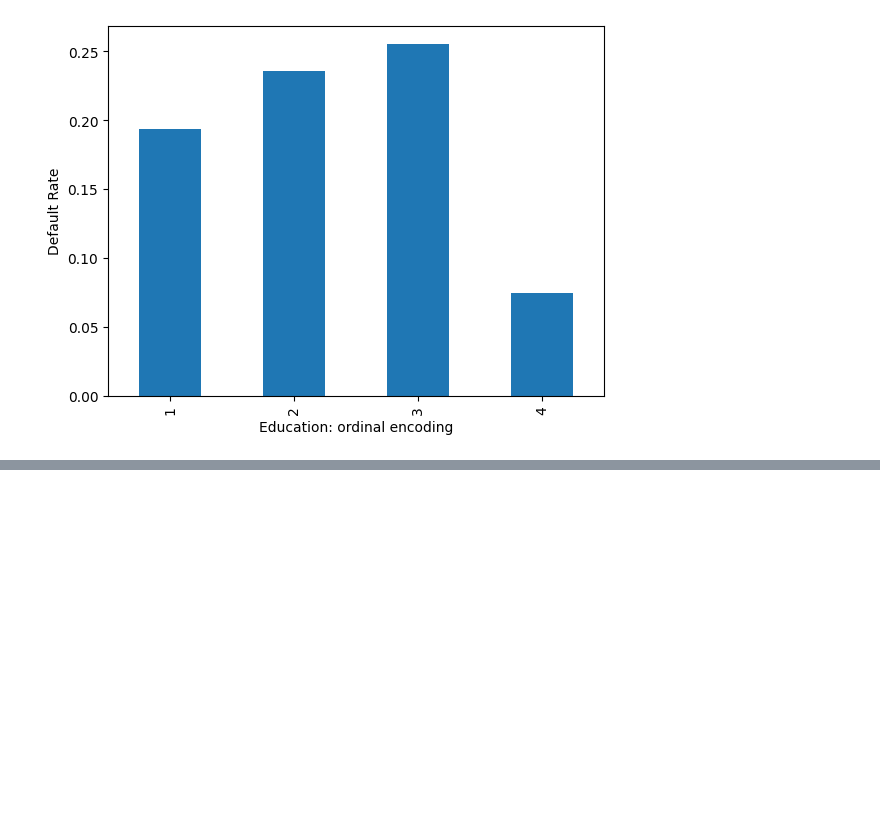
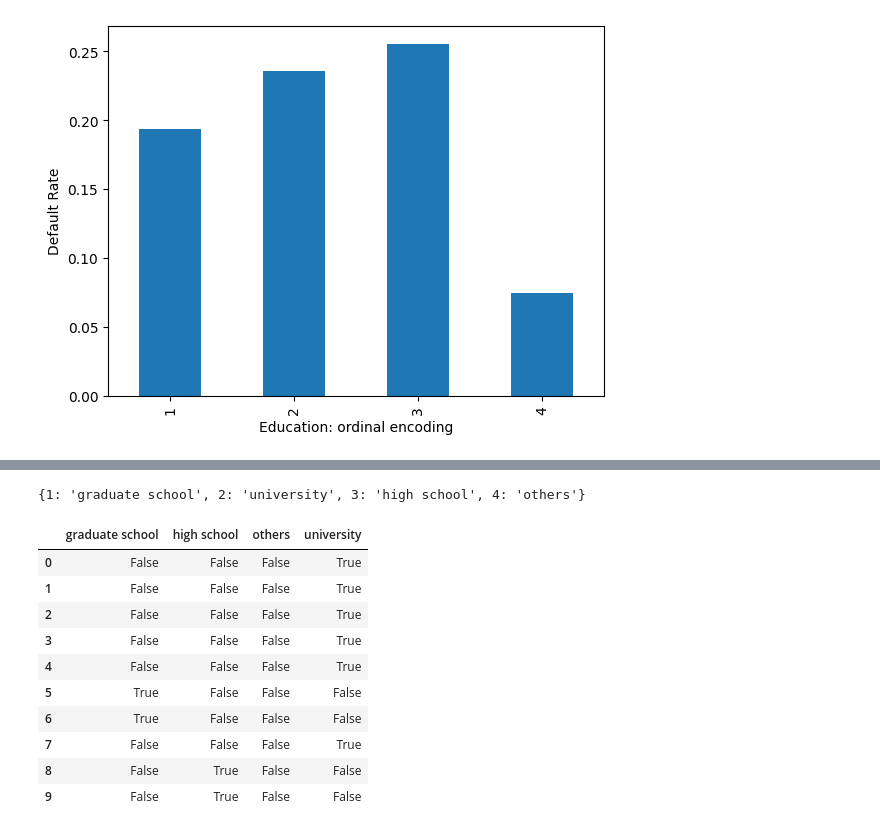
Before and after one commit to AndreButtros/Python_Training, a Jupyter notebook: DU_Starter.ipynb, the cells around one changed output, grey strips where cells are left out. Saved outputs shown, nothing was run; the diff lists cells and outputs as text; code cells hidden in the pictures; blank space fills up the shorter version.

```diff
--- a/DU_Starter.ipynb
+++ b/DU_Starter.ipynb
@@ -329,0 +347,10 @@ plt.xlabel('Education: ordinal encoding');
+# %%
+cat_mapping = {
+    1: "graduate school",
+    2: "university",
+    3: "high school",
+    4: "others"
+}
+cat_mapping
+# %% [output]
+{1: 'graduate school', 2: 'university', 3: 'high school', 4: 'others'}
@@ -329,0 +359,15 @@ plt.xlabel('Education: ordinal encoding');
+# %%
+edu_ohe = pd.get_dummies(df_clean_2['EDUCATION_CAT'])
+edu_ohe.head(10)
+# %% [output]
+|  | graduate school | high school | others | university |
+| 0 | False | False | False | True |
+| 1 | False | False | False | True |
+| 2 | False | False | False | True |
+| 3 | False | False | False | True |
+| 4 | False | False | False | True |
+| 5 | True | False | False | False |
+| 6 | True | False | False | False |
+| 7 | False | False | False | True |
+| 8 | False | True | False | False |
+| 9 | False | True | False | False |
```
Also changed, not shown: parts of 3 cells of this notebook.
